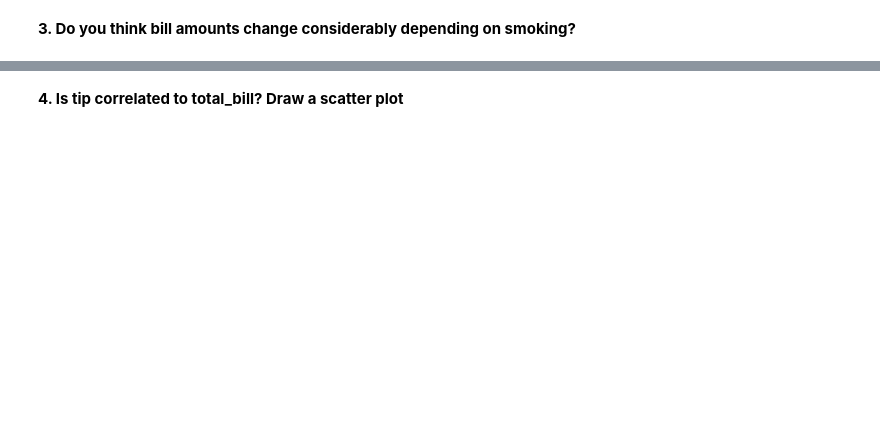
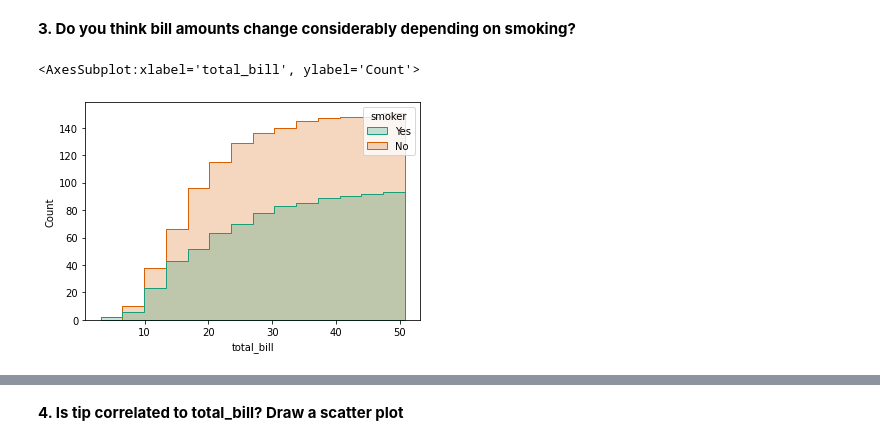
Before and after one commit to Ironhack-Data-Madrid-Enero-2021/lab-visualization-intro, a Jupyter notebook: your-code/challenge-1.ipynb, the cells around one changed output, grey strips where cells are left out. Saved outputs shown, nothing was run; the diff lists cells and outputs as text; code cells hidden in the pictures; blank space fills up the shorter version.

```diff
--- a/your-code/challenge-1.ipynb
+++ b/your-code/challenge-1.ipynb
@@ -36,2 +48,8 @@ sns.load_dataset("tips")
 # %% [markdown]
 **3. Do you think bill amounts change considerably depending on smoking?**
+# %%
+# Yes. As we can see (better in the cumulative graph), non smoker people spend a bigger amount in their bill.
+sns.histplot(x=tips.total_bill, hue=tips.smoker, element="step", cumulative=True, palette = "Dark2")
+# %% [output]
+<AxesSubplot:xlabel='total_bill', ylabel='Count'>
+[figure, added]
```
Also changed, not shown: parts of 6 cells of this notebook.
